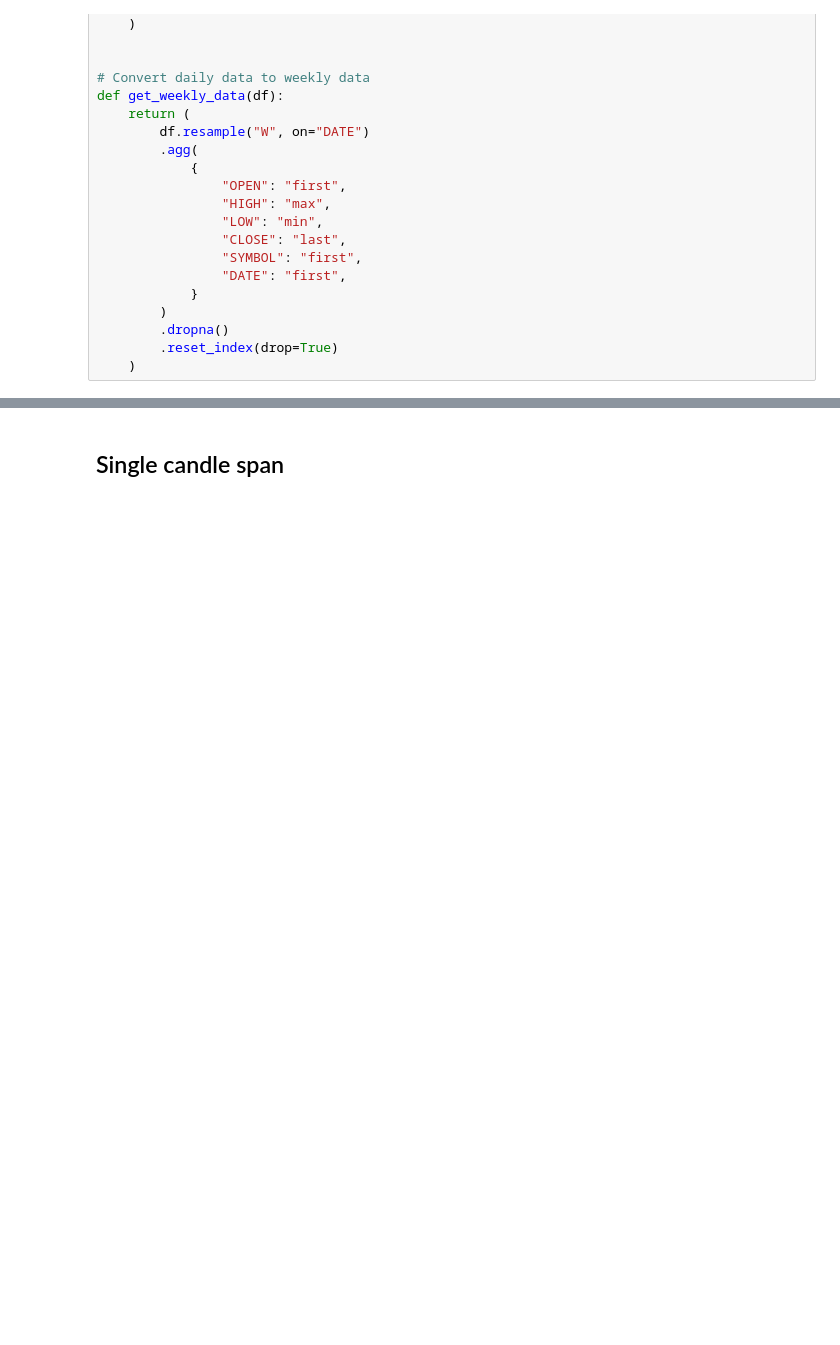
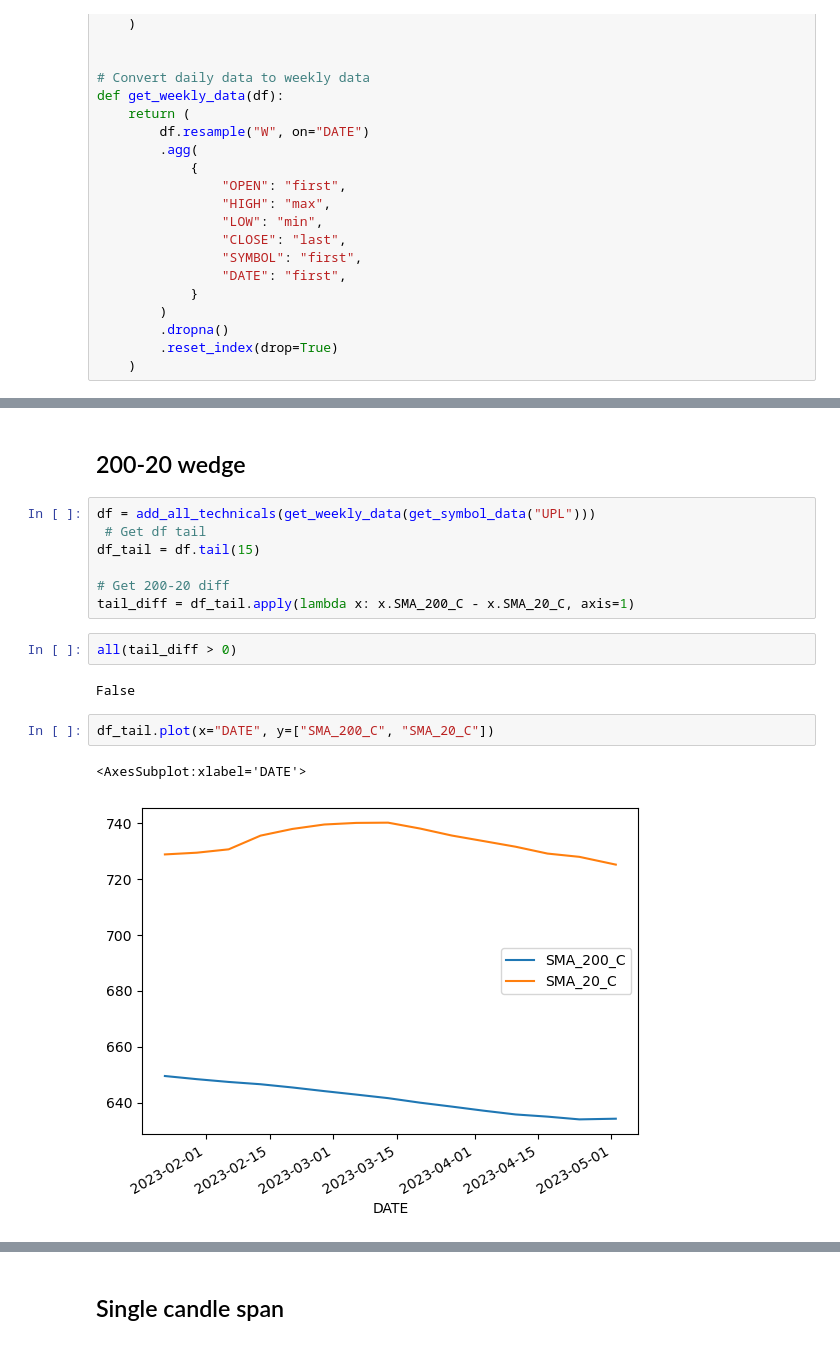
Before and after one commit to ankurdivekar/StockSurfer, a Jupyter notebook: nbs/04_filters.ipynb, the cells around one changed output, grey strips where cells are left out. Cells and saved outputs as stored; diff of their text form; blank space fills up the shorter version.

Commit message:
Added wedge_200_20, n_detections

```diff
--- a/nbs/04_filters.ipynb
+++ b/nbs/04_filters.ipynb
@@ -114,0 +123,18 @@ def filter_stocks(
+# %% [markdown]
+## 200-20 wedge
+# %%
+df = add_all_technicals(get_weekly_data(get_symbol_data("UPL")))
+ # Get df tail
+df_tail = df.tail(15)
+
+# Get 200-20 diff
+tail_diff = df_tail.apply(lambda x: x.SMA_200_C - x.SMA_20_C, axis=1)
+# %%
+all(tail_diff > 0)
+# %% [output]
+False
+# %%
+df_tail.plot(x="DATE", y=["SMA_200_C", "SMA_20_C"])
+# %% [output]
+<AxesSubplot:xlabel='DATE'>
+[figure, added]
```
Also changed, not shown: parts of 4 cells of this notebook, 4 other files.
